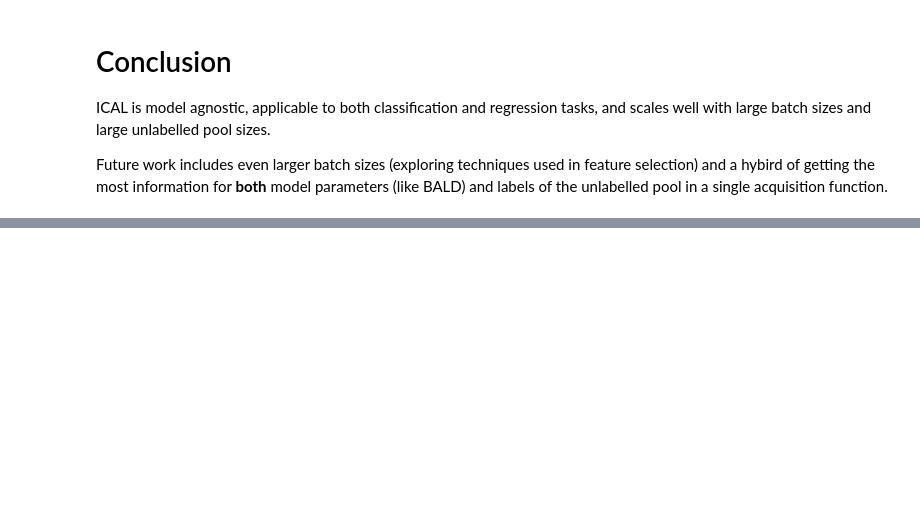
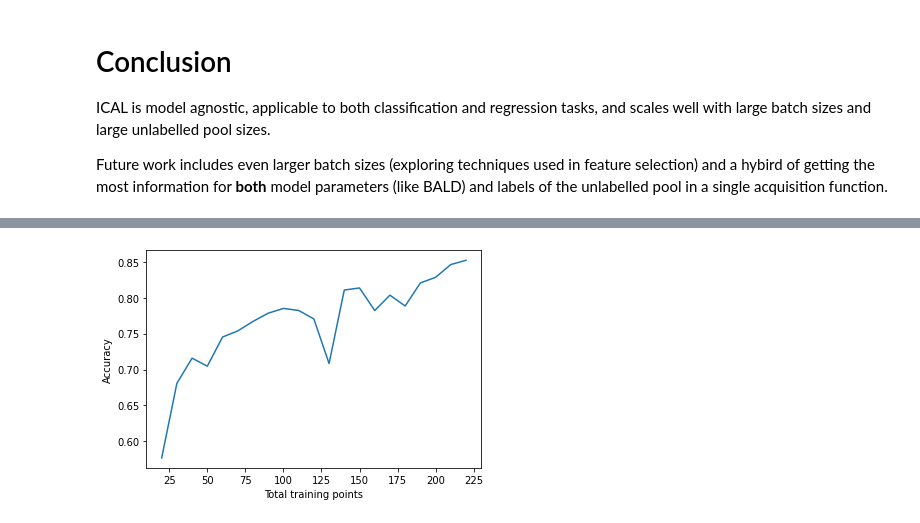
Before and after one commit to darth-donut/incoherent-thoughts, a Jupyter notebook: Information_Condensing_Active_Learning.ipynb, the cells around one changed output, grey strips where cells are left out. Cells and saved outputs as stored; diff of their text form; code cells hidden in the pictures; blank space fills up the shorter version.

```diff
--- a/Information_Condensing_Active_Learning.ipynb
+++ b/Information_Condensing_Active_Learning.ipynb
@@ -163,0 +241,6 @@ Future work includes even larger batch sizes (exploring techniques used in featu
+# %%
+X_train, y_train = train.data.unsqueeze(1) / 255.0, train.targets
+X_test, y_test = test.data.unsqueeze(1) / 255.0, test.targets
+
+print(X_train.size(), y_train.size())
+print(X_test.size(), y_test.size())
@@ -163,0 +250,5 @@ Future work includes even larger batch sizes (exploring techniques used in featu
+# %%
+dl_params = dict(pin_memory=True, num_workers=2)
+INITIAL_EPOCHS = EPOCHS = 50
+INIT_TRAIN_SIZE = 20
+NFORWARD = 50
@@ -163,0 +284,4 @@ Future work includes even larger batch sizes (exploring techniques used in featu
+# %%
+X_train, y_train, X_pool, y_pool = stratified_partition(X_train, y_train, train_size=INIT_TRAIN_SIZE)
+print(X_train.size(), y_train.size())
+print(X_pool.size(), y_pool.size())
@@ -163,0 +291,7 @@ Future work includes even larger batch sizes (exploring techniques used in featu
+# %%
+history = run_experiment(model, ICAL(model, ICAL.rational_quadratic(1), r=200, device=device,
+                                     batch_size=128, **dl_params),
+                         X_train, y_train, X_pool, y_pool,
+                         test_data_loader, optimiser, b=10,
+                         iters=20, init_epochs=INITIAL_EPOCHS, epochs=EPOCHS,
+                         device=device, batch_size=128, **dl_params)
@@ -163,0 +317,9 @@ Future work includes even larger batch sizes (exploring techniques used in featu
+# %%
+%matplotlib inline
+import matplotlib.pyplot as plt
+
+plt.plot(list(history.keys()), list(history.values()))
+plt.xlabel("Total training points")
+plt.ylabel("Accuracy");
+# %% [output]
+[figure, added]
```
Also changed, not shown: parts of 17 cells of this notebook.
